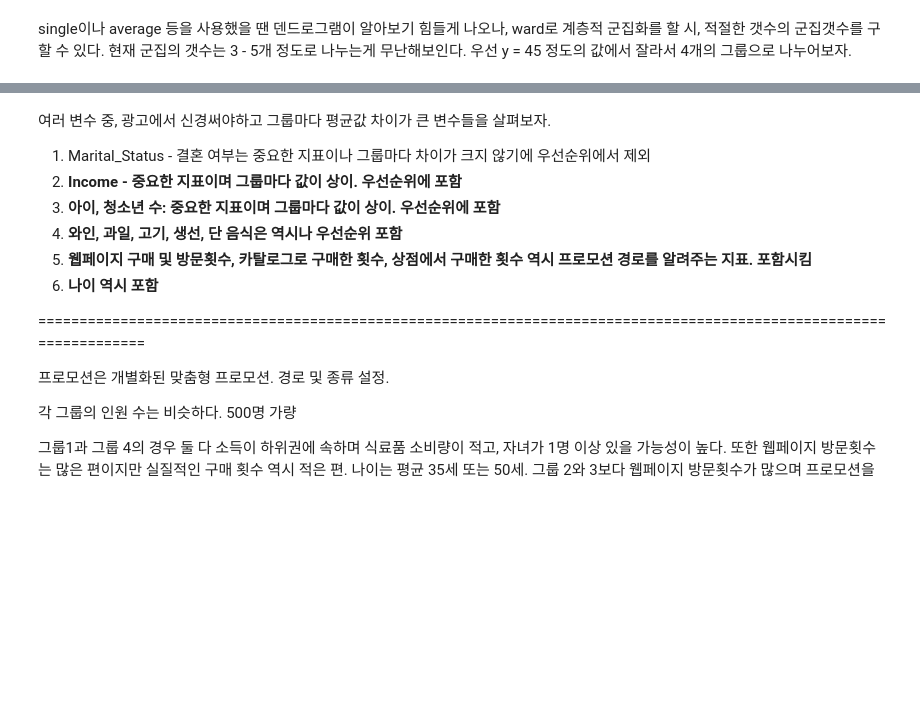
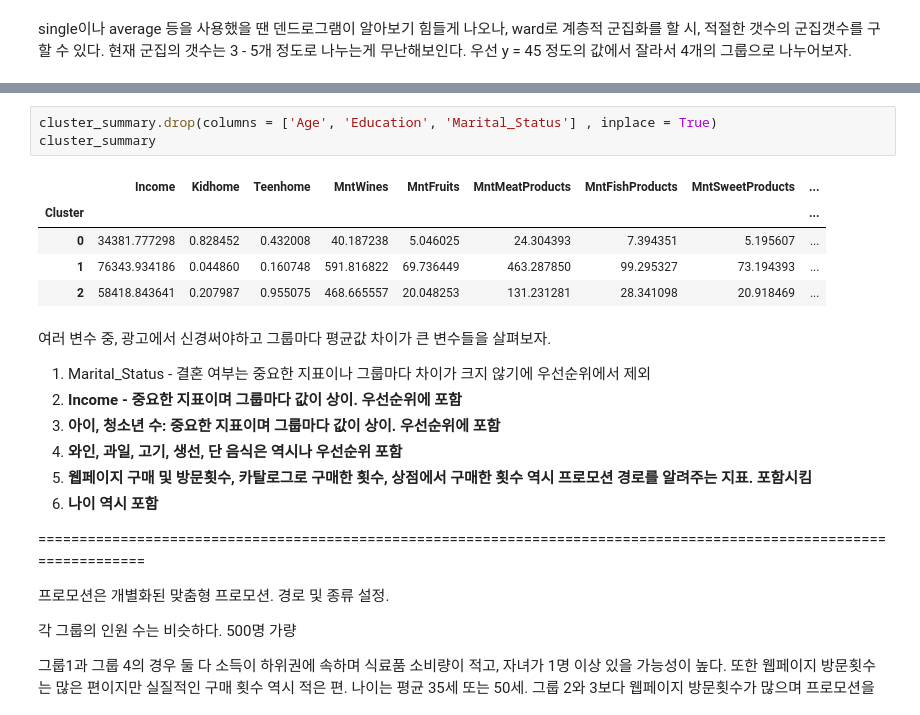
Before and after one commit to kamate867/Business-Project, a Jupyter notebook: Kaggle/Marketing_Campaign/marketing-campaign-final.ipynb, the cells around one changed output, grey strips where cells are left out. Cells and saved outputs as stored; diff of their text form; blank space fills up the shorter version.

```diff
--- a/Kaggle/Marketing_Campaign/marketing-campaign-final.ipynb
+++ b/Kaggle/Marketing_Campaign/marketing-campaign-final.ipynb
@@ -802,3 +898,12 @@ cluster_summary
+# %%
+cluster_summary.drop(columns = ['Age', 'Education', 'Marital_Status'] , inplace = True)
+cluster_summary
+# %% [output]
+|  | Income | Kidhome | Teenhome | MntWines | MntFruits | MntMeatProducts | MntFishProducts | MntSweetProducts | ... |
+| Cluster |  |  |  |  |  |  |  |  | ... |
+| 0 | 34381.777298 | 0.828452 | 0.432008 | 40.187238 | 5.046025 | 24.304393 | 7.394351 | 5.195607 | ... |
+| 1 | 76343.934186 | 0.044860 | 0.160748 | 591.816822 | 69.736449 | 463.287850 | 99.295327 | 73.194393 | ... |
+| 2 | 58418.843641 | 0.207987 | 0.955075 | 468.665557 | 20.048253 | 131.231281 | 28.341098 | 20.918469 | ... |
 # %% [markdown]
 여러 변수 중, 광고에서 신경써야하고 그룹마다 평균값 차이가 큰 변수들을 살펴보자.
 
```
Also changed, not shown: parts of 11 cells of this notebook.
